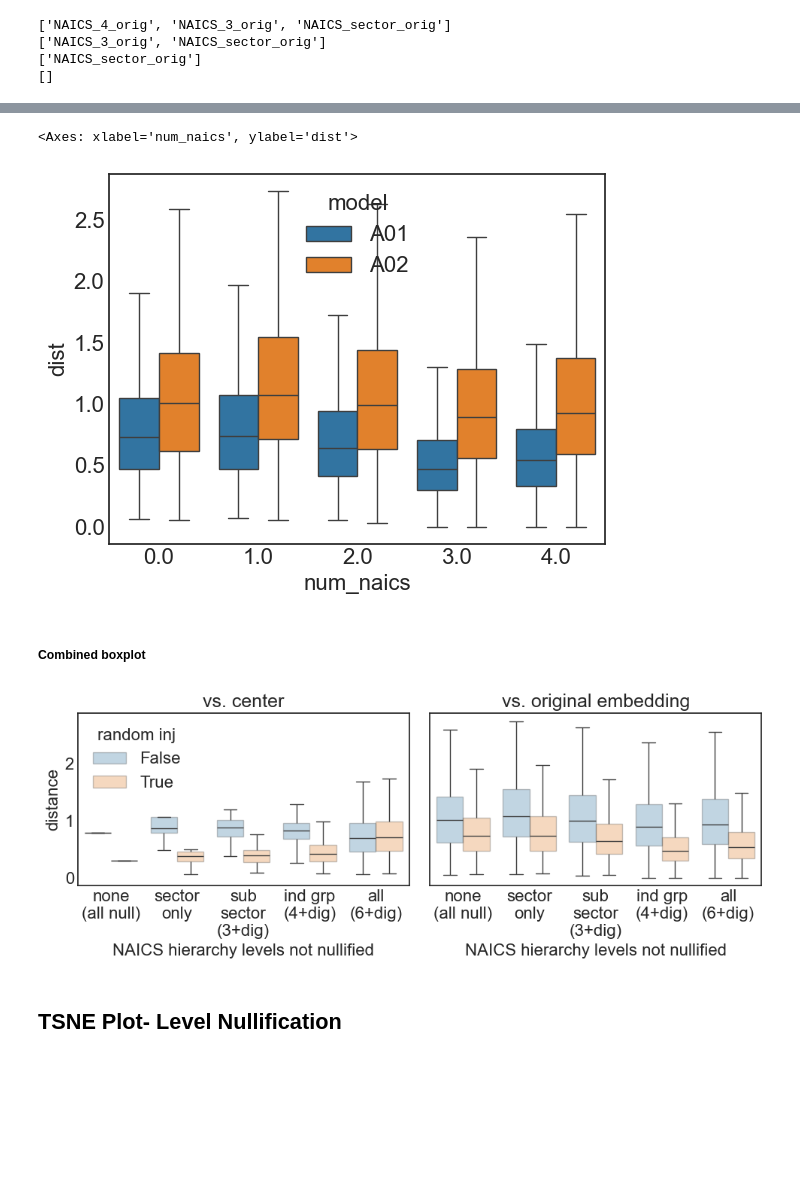
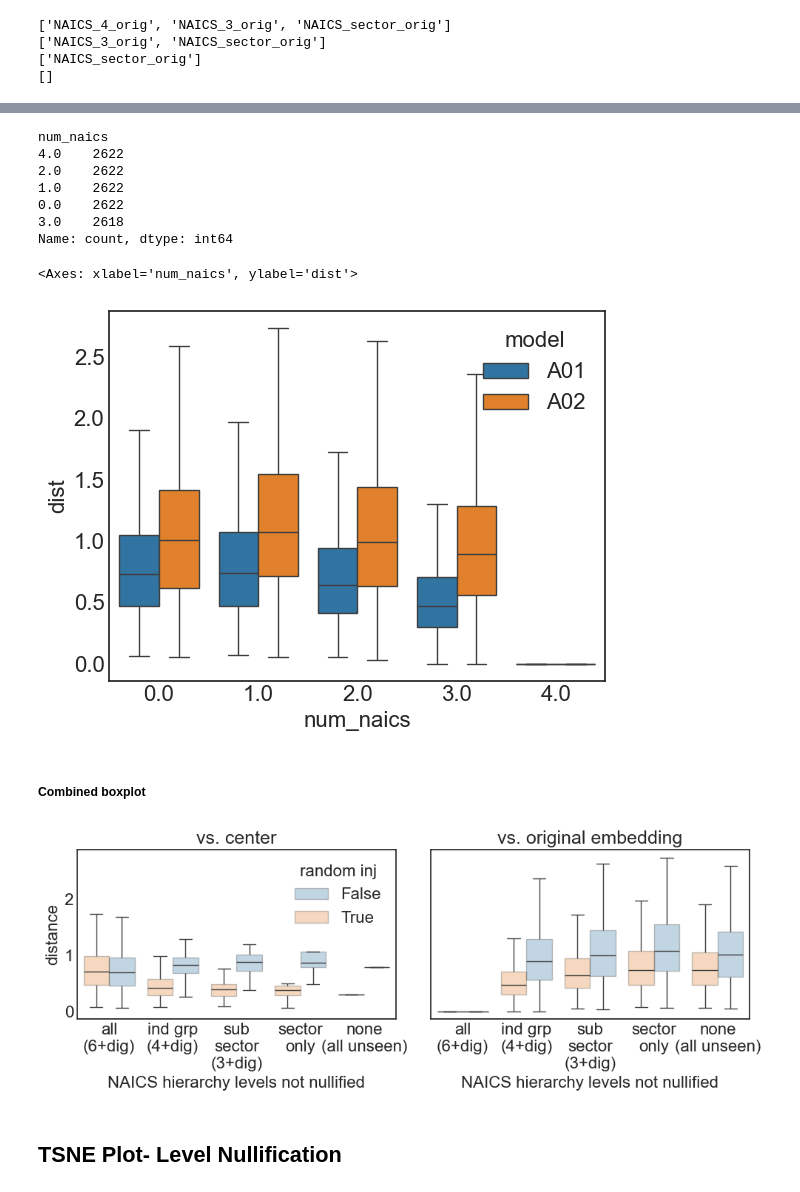
Before and after one commit to vla6/Blog_naics_nn, a Jupyter notebook: _A_embeddings/A11_emb_dist_analytics.ipynb, the cells around one changed output, grey strips where cells are left out. Cells and saved outputs as stored; diff of their text form; code cells hidden in the pictures; blank space fills up the shorter version.

```diff
--- a/_A_embeddings/A11_emb_dist_analytics.ipynb
+++ b/_A_embeddings/A11_emb_dist_analytics.ipynb
@@ -534,11 +569,21 @@ for mg in miss_groups:
 # %%
 # Add in the full-hierarchy values
-dist_a_frame = pd.concat([emb_all_distmiss[emb_all_distmiss['model'].isin(['A01', 'A02'])] \
-                              .rename(columns={'dist':'dist_old',
-                                               'dist_miss':'dist'}),
-                        dist_a_frame])
+emb_all_orig = emb_all_distmiss[emb_all_distmiss['model'].isin(['A01', 'A02'])].copy()
+emb_all_orig.drop(columns=['dist', 'dist_miss'], errors='ignore', inplace=True)
+emb_all_orig['dist'] = 0
+dist_a_frame = pd.concat([emb_all_orig,  dist_a_frame])
 dist_a_frame['num_naics'] = dist_a_frame['num_naics'].fillna(len(naics_features))
 dist_a_frame = dist_a_frame.merge(model_info_frame[['model', 'model_rand']],on='model')
+# %%
+dist_a_frame['num_naics'].value_counts()
+# %% [output]
+num_naics
+4.0    2622
+2.0    2622
+1.0    2622
+0.0    2622
+3.0    2618
+Name: count, dtype: int64
 # %%
 sns.boxplot(x='num_naics',y='dist',
             data=dist_a_frame[dist_a_frame['dset_naics_holdout'] == 0],
@@ -546,43 +591,46 @@ sns.boxplot(x='num_naics',y='dist',
            showfliers=False)
 # %% [output]
 <Axes: xlabel='num_naics', ylabel='dist'>
-[figure, old version]
+[figure, new version]
 # %% [markdown]
 ##### Combined boxplot
 # %%
 fig, ax = plt.subplots(1,2, sharex = True, sharey = True,
                       figsize=(10,4))
 
-sns.boxplot(x='num_naics',y='dist',
+s0 = sns.boxplot(x='num_naics',y='dist',
             data=dist_frame[dist_frame['dset_naics_holdout'] == 0],
             hue='model_rand',
            showfliers=False, boxprops=dict(alpha=.3),
            ax=ax[0])
-sns.boxplot(x='num_naics',y='dist',
+s1 = sns.boxplot(x='num_naics',y='dist',
             data=dist_a_frame[dist_a_frame['dset_naics_holdout'] == 0],
             hue='model_rand', boxprops=dict(alpha=.3),
             ax=ax[1], legend=None,
            showfliers=False)
+
 
 xlab = 'NAICS hierarchy levels not nullified'
 ax[0].set_xlabel(xlab)
 ax[0].set_ylabel('distance')
 ax[0].set_title('vs. center')
 ax[1].set_title('vs. original embedding')
 ax[1].set_xlabel(xlab)
 
-ax[1].set_xticklabels(labels=['none\n(all null)', 'sector\nonly\n','sub\nsector\n(3+dig)',
+ax[1].set_xticklabels(labels=['none\n(all unseen)', 'sector\nonly\n','sub\nsector\n(3+dig)',
                               'ind grp\n(4+dig)', 'all\n(6+dig)'])
 #ax[1].set_title(dist_2['title'].iloc[1])
 fig.tight_layout()
 handles, labels = ax[0].get_legend_handles_labels()
 ax[0].legend(handles=handles, labels=labels, title="random inj")
-sns.move_legend(ax[0], "upper left")
+sns.move_legend(ax[0], "upper right")
 #fig.supxlabel(xlab y=-0.05)
+plt.xlim(reversed(plt.xlim()))
+
 fig.savefig(Path(setup.temp_path).joinpath('A11_PLOT_distances_boxplot_naics_hier.png'),
            bbox_inches='tight')
 # %% [output]
-[figure, old version]
+[figure, new version]
 # %% [markdown]
 ## TSNE Plot- Level Nullification
 # %%
```
Also changed, not shown: parts of 14 cells of this notebook, 7 other files.
